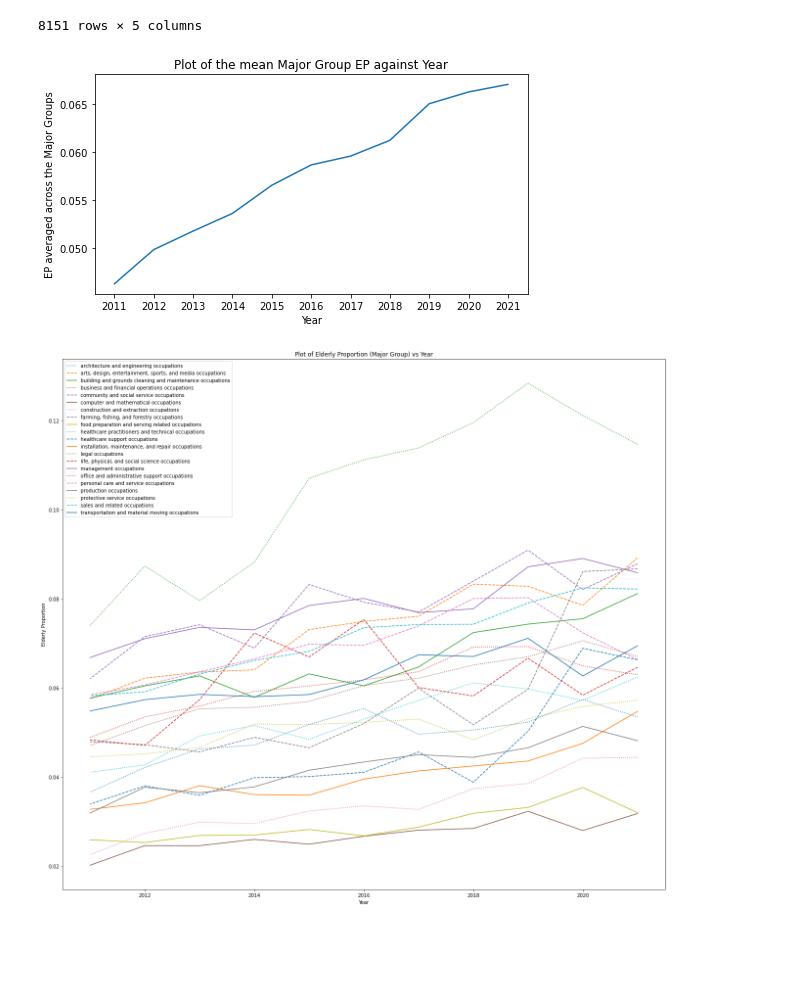
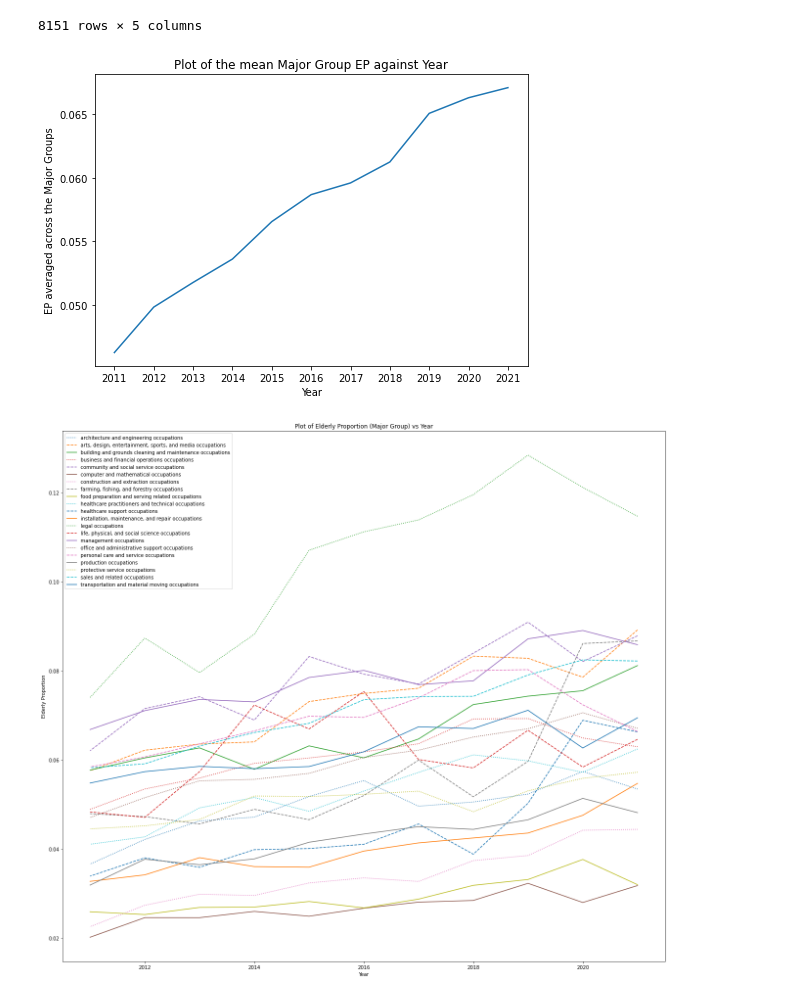
Before and after one commit to terencetan-c/4YP-The-Future-of-Work, a Jupyter notebook: Data modelling/Data modelling EP.ipynb, the cells around one changed output. Cells and saved outputs as stored; diff of their text form; code cells hidden in the pictures; blank space fills up the shorter version.

```diff
--- a/Data modelling/Data modelling EP.ipynb
+++ b/Data modelling/Data modelling EP.ipynb
@@ -121,20 +121,21 @@ EP_major = eld_prop[(eld_prop['Minor Group']=='-')&(joint_processed['Broad Group
 # %%
 # EP mean for Major Groups against Year
 
 EP_major_mean=EP_major.loc[eld_prop['Elderly Proportion']!=np.inf,['Year','Elderly Proportion']].groupby('Year').agg('mean')     # Note than certain ratios are inf because those occupations have zero young people; need to filter them out first
 
-plt.rcParams["figure.figsize"] = [7.00, 4]
-plt.rcParams["figure.autolayout"] = True
+#plt.rcParams["figure.figsize"] = [7.00, 4]
+#plt.rcParams["figure.autolayout"] = True
+fig, ax = plt.subplots(figsize=(7,5))
 plt.plot(range(len(EP_major_mean)),EP_major_mean)      # Change in ratio over Major Groups over the years
 plt.xticks(range(len(EP_major_mean)), EP_major_mean.index)
 plt.title('Plot of the mean Major Group EP against Year')
 plt.xlabel('Year')
 plt.ylabel('EP averaged across the Major Groups')
 #plt.grid()
 #plt.show()
-#plt.savefig("/Users/terencetan/Documents/Uni stuff/Engineering Science/4YP/4YP-The-Future-of-Work/Report/Figures/Mean Major Group Elderly Proportion against Year")
+plt.savefig("/Users/terencetan/Documents/Uni stuff/Engineering Science/4YP/4YP-The-Future-of-Work/Report/Figures/Mean Major Group Elderly Proportion against Year")
 # %% [output]
-[figure, old version]
+[figure, new version]
 # %%
 # plot groupby results on the same canvas
 fig, ax = plt.subplots(figsize=(18,16))
```
Also changed, not shown: 11 other files.
